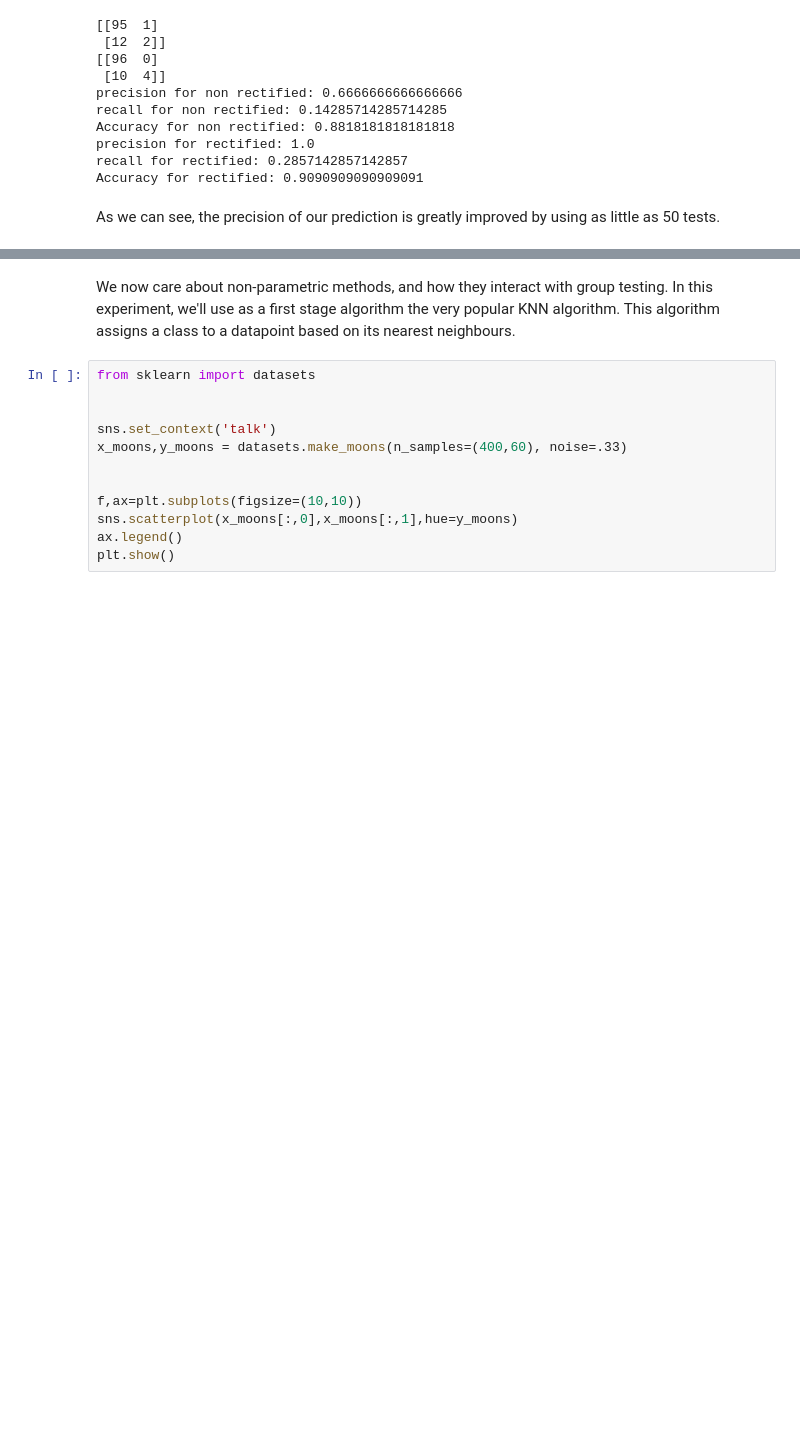
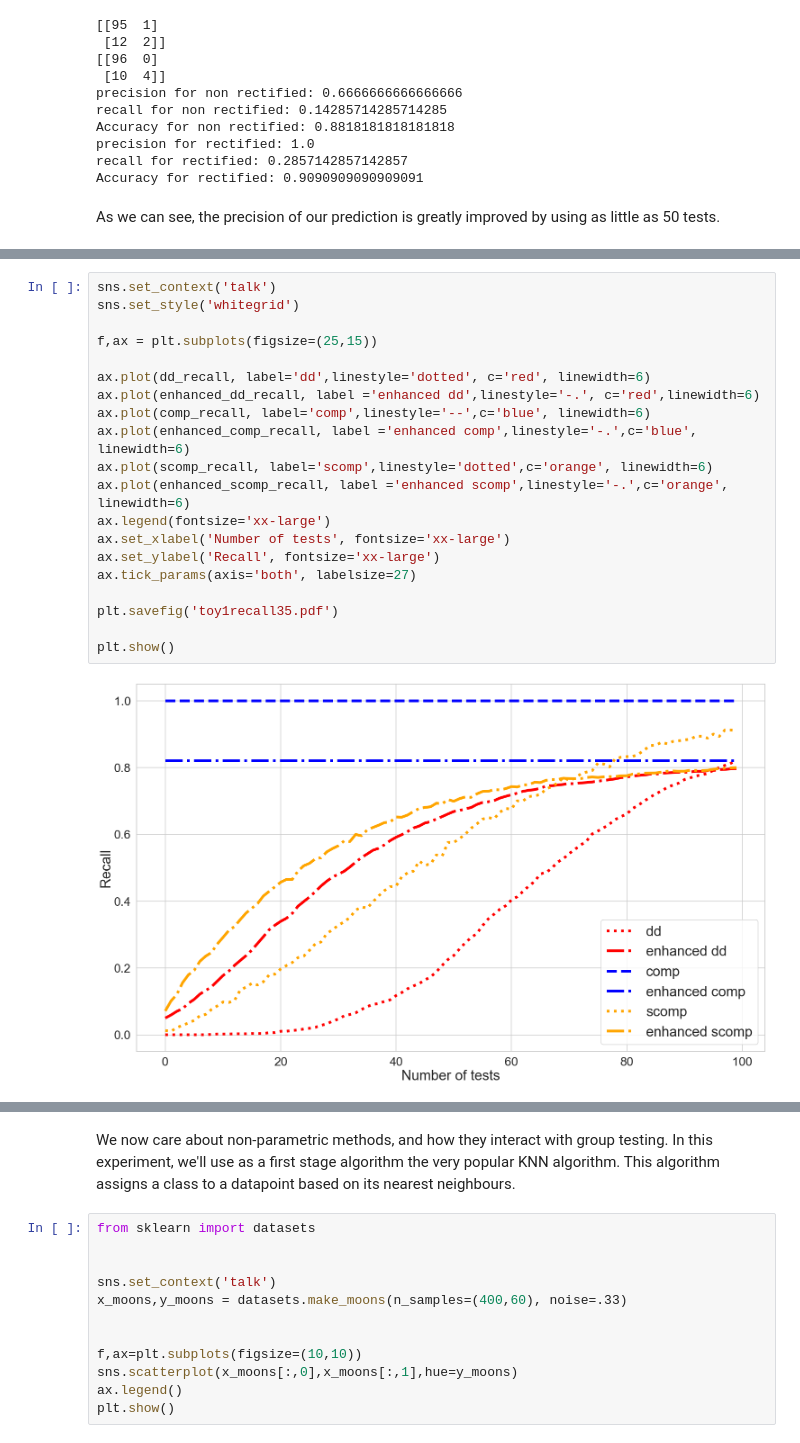
Before and after one commit to LinusBleistein/Group-testing-with-knowledge, a Jupyter notebook: Tests.ipynb, the cells around one changed output, grey strips where cells are left out. Cells and saved outputs as stored; diff of their text form; blank space fills up the shorter version.

```diff
--- a/Tests.ipynb
+++ b/Tests.ipynb
@@ -657,0 +679,22 @@ plt.show()
+# %%
+sns.set_context('talk')
+sns.set_style('whitegrid')
+
+f,ax = plt.subplots(figsize=(25,15))
+
+ax.plot(dd_recall, label='dd',linestyle='dotted', c='red', linewidth=6)
+ax.plot(enhanced_dd_recall, label ='enhanced dd',linestyle='-.', c='red',linewidth=6)
+ax.plot(comp_recall, label='comp',linestyle='--',c='blue', linewidth=6)
+ax.plot(enhanced_comp_recall, label ='enhanced comp',linestyle='-.',c='blue', linewidth=6)
+ax.plot(scomp_recall, label='scomp',linestyle='dotted',c='orange', linewidth=6)
+ax.plot(enhanced_scomp_recall, label ='enhanced scomp',linestyle='-.',c='orange', linewidth=6)
+ax.legend(fontsize='xx-large')
+ax.set_xlabel('Number of tests', fontsize='xx-large')
+ax.set_ylabel('Recall', fontsize='xx-large')
+ax.tick_params(axis='both', labelsize=27)
+
+plt.savefig('toy1recall35.pdf')
+
+plt.show()
+# %% [output]
+[figure, added]
```
Also changed, not shown: parts of 18 cells of this notebook, 1 other file.
